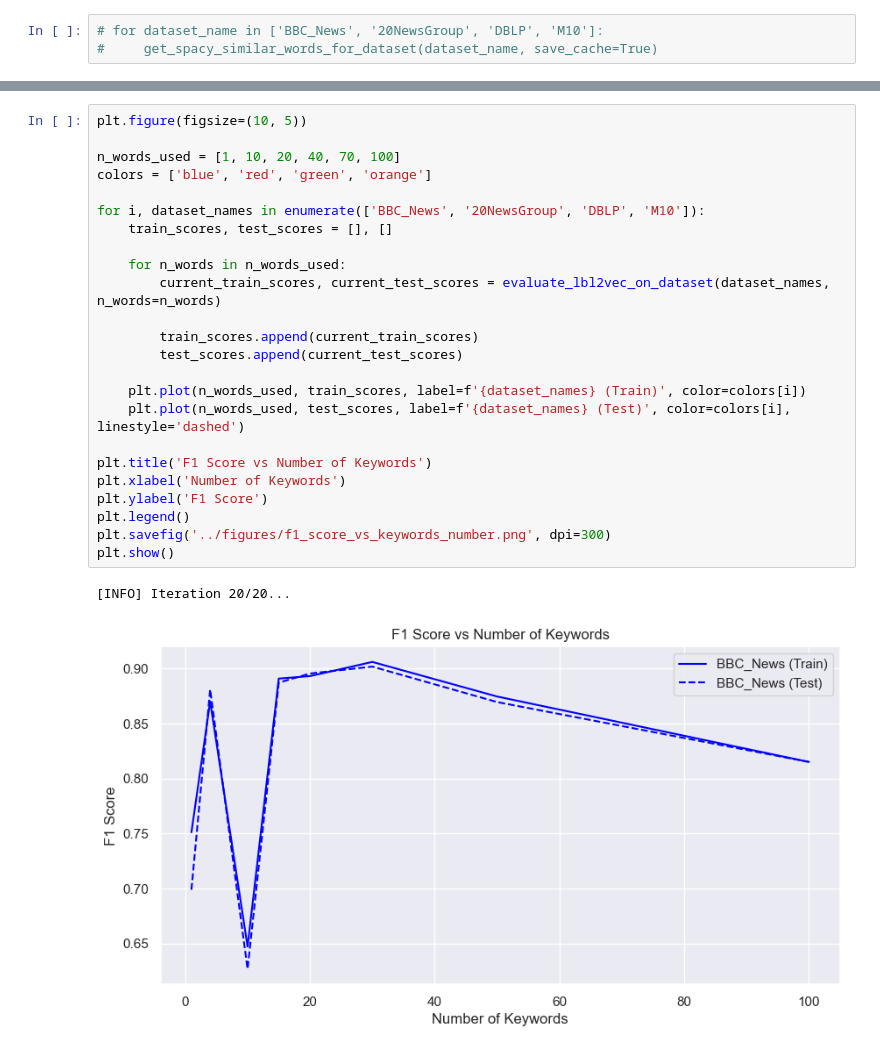
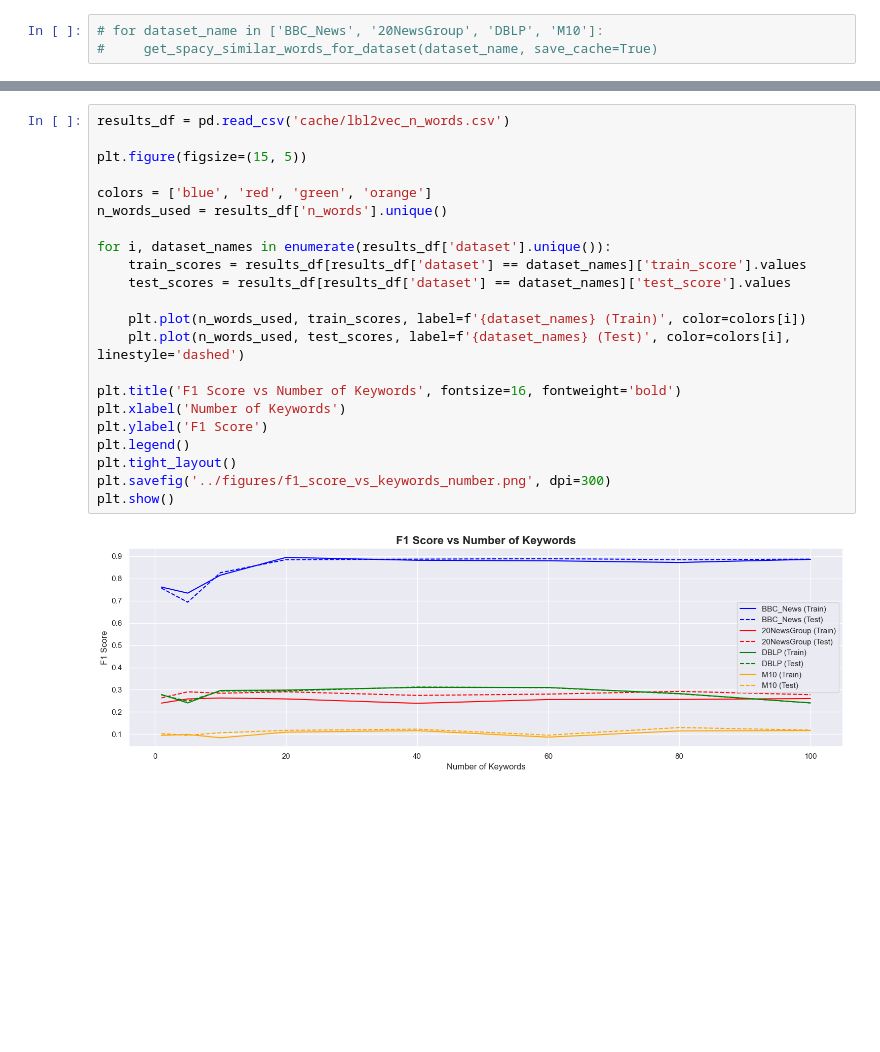
Before and after one commit to yoest/Topic-Modeling-Analysis, a Jupyter notebook: lbl2vec/keywords_number.ipynb, the cells around one changed output, grey strips where cells are left out. Cells and saved outputs as stored; diff of their text form; blank space fills up the shorter version.

Commit message:
work on assignment confidence and number of iterations needed

```diff
--- a/lbl2vec/keywords_number.ipynb
+++ b/lbl2vec/keywords_number.ipynb
@@ -142,27 +142,24 @@ KeyboardInterrupt:
 # %%
-plt.figure(figsize=(10, 5))
+results_df = pd.read_csv('cache/lbl2vec_n_words.csv')
 
-n_words_used = [1, 10, 20, 40, 70, 100]
+plt.figure(figsize=(15, 5))
+
 colors = ['blue', 'red', 'green', 'orange']
+n_words_used = results_df['n_words'].unique()
 
-for i, dataset_names in enumerate(['BBC_News', '20NewsGroup', 'DBLP', 'M10']):
-    train_scores, test_scores = [], []
-
-    for n_words in n_words_used:
-        current_train_scores, current_test_scores = evaluate_lbl2vec_on_dataset(dataset_names, n_words=n_words)
-
-        train_scores.append(current_train_scores)
-        test_scores.append(current_test_scores)
+for i, dataset_names in enumerate(results_df['dataset'].unique()):
+    train_scores = results_df[results_df['dataset'] == dataset_names]['train_score'].values
+    test_scores = results_df[results_df['dataset'] == dataset_names]['test_score'].values
 
     plt.plot(n_words_used, train_scores, label=f'{dataset_names} (Train)', color=colors[i])
     plt.plot(n_words_used, test_scores, label=f'{dataset_names} (Test)', color=colors[i], linestyle='dashed')
 
-plt.title('F1 Score vs Number of Keywords')
+plt.title('F1 Score vs Number of Keywords', fontsize=16, fontweight='bold')
 plt.xlabel('Number of Keywords')
 plt.ylabel('F1 Score')
 plt.legend()
+plt.tight_layout()
 plt.savefig('../figures/f1_score_vs_keywords_number.png', dpi=300)
 plt.show()
 # %% [output]
-[INFO] Iteration 20/20...
-[figure, old version]
+[figure, new version]
```
Also changed, not shown: parts of 2 cells of this notebook, 8 other files.
